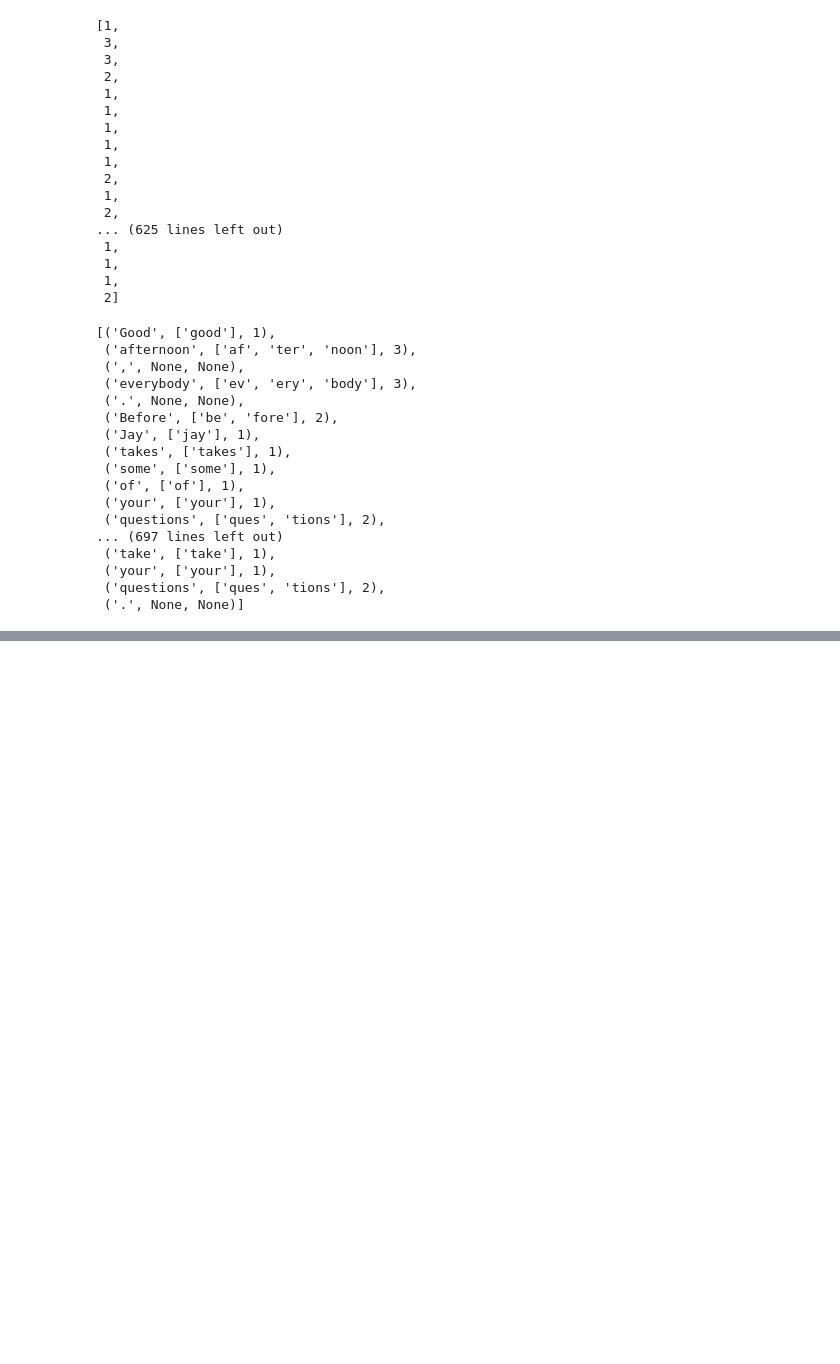
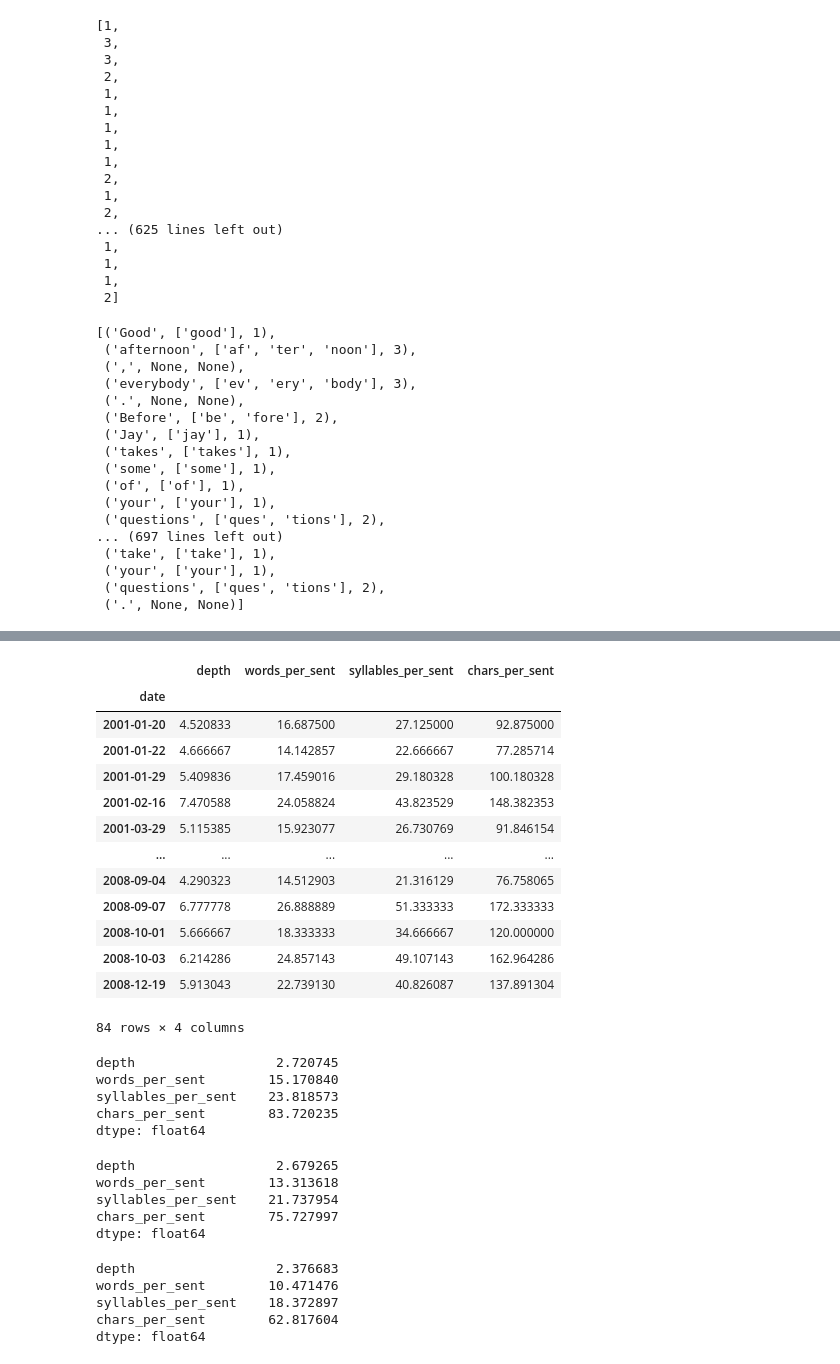
Before and after one commit to pday2/ObamaNLP, a Jupyter notebook: sentenceLength.ipynb, the cells around one changed output, grey strips where cells are left out. Drawn from its saved outputs; the diff is of its cells as text; code cells hidden in the pictures; blank space fills up the shorter version.

```diff
--- a/sentenceLength.ipynb
+++ b/sentenceLength.ipynb
@@ -204,0 +286,41 @@ Successfully installed catalogue-1.0.2 plac-1.1.3 spacy-2.3.8 spacy-readability-
+# %%
+gwb.groupby('date').mean(numeric_only=True)
+# %% [output]
+|  | depth | words_per_sent | syllables_per_sent | chars_per_sent |
+| date |  |  |  |  |
+| 2001-01-20 | 4.520833 | 16.687500 | 27.125000 | 92.875000 |
+| 2001-01-22 | 4.666667 | 14.142857 | 22.666667 | 77.285714 |
+| 2001-01-29 | 5.409836 | 17.459016 | 29.180328 | 100.180328 |
+| 2001-02-16 | 7.470588 | 24.058824 | 43.823529 | 148.382353 |
+| 2001-03-29 | 5.115385 | 15.923077 | 26.730769 | 91.846154 |
+| ... | ... | ... | ... | ... |
+| 2008-09-04 | 4.290323 | 14.512903 | 21.316129 | 76.758065 |
+| 2008-09-07 | 6.777778 | 26.888889 | 51.333333 | 172.333333 |
+| 2008-10-01 | 5.666667 | 18.333333 | 34.666667 | 120.000000 |
+| 2008-10-03 | 6.214286 | 24.857143 | 49.107143 | 162.964286 |
+| 2008-12-19 | 5.913043 | 22.739130 | 40.826087 | 137.891304 |
+84 rows × 4 columns
+# %%
+top10.std(numeric_only=True)
+# %% [output]
+depth                  2.720745
+words_per_sent        15.170840
+syllables_per_sent    23.818573
+chars_per_sent        83.720235
+dtype: float64
+# %%
+oba.std(numeric_only=True)
+# %% [output]
+depth                  2.679265
+words_per_sent        13.313618
+syllables_per_sent    21.737954
+chars_per_sent        75.727997
+dtype: float64
+# %%
+gwb.std(numeric_only=True)
+# %% [output]
+depth                  2.376683
+words_per_sent        10.471476
+syllables_per_sent    18.372897
+chars_per_sent        62.817604
+dtype: float64
```
Also changed, not shown: parts of 30 cells of this notebook, 18 other files.
